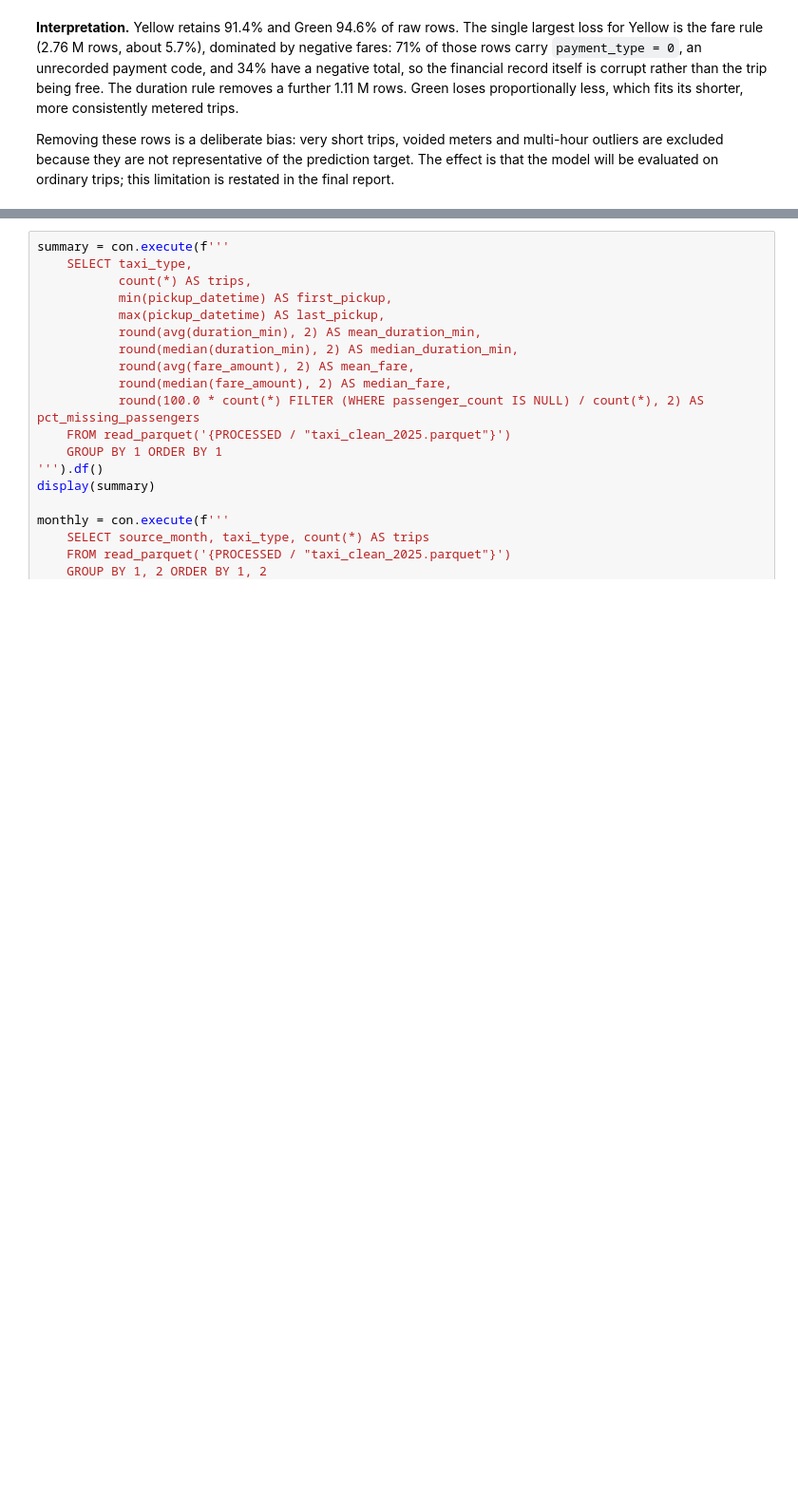
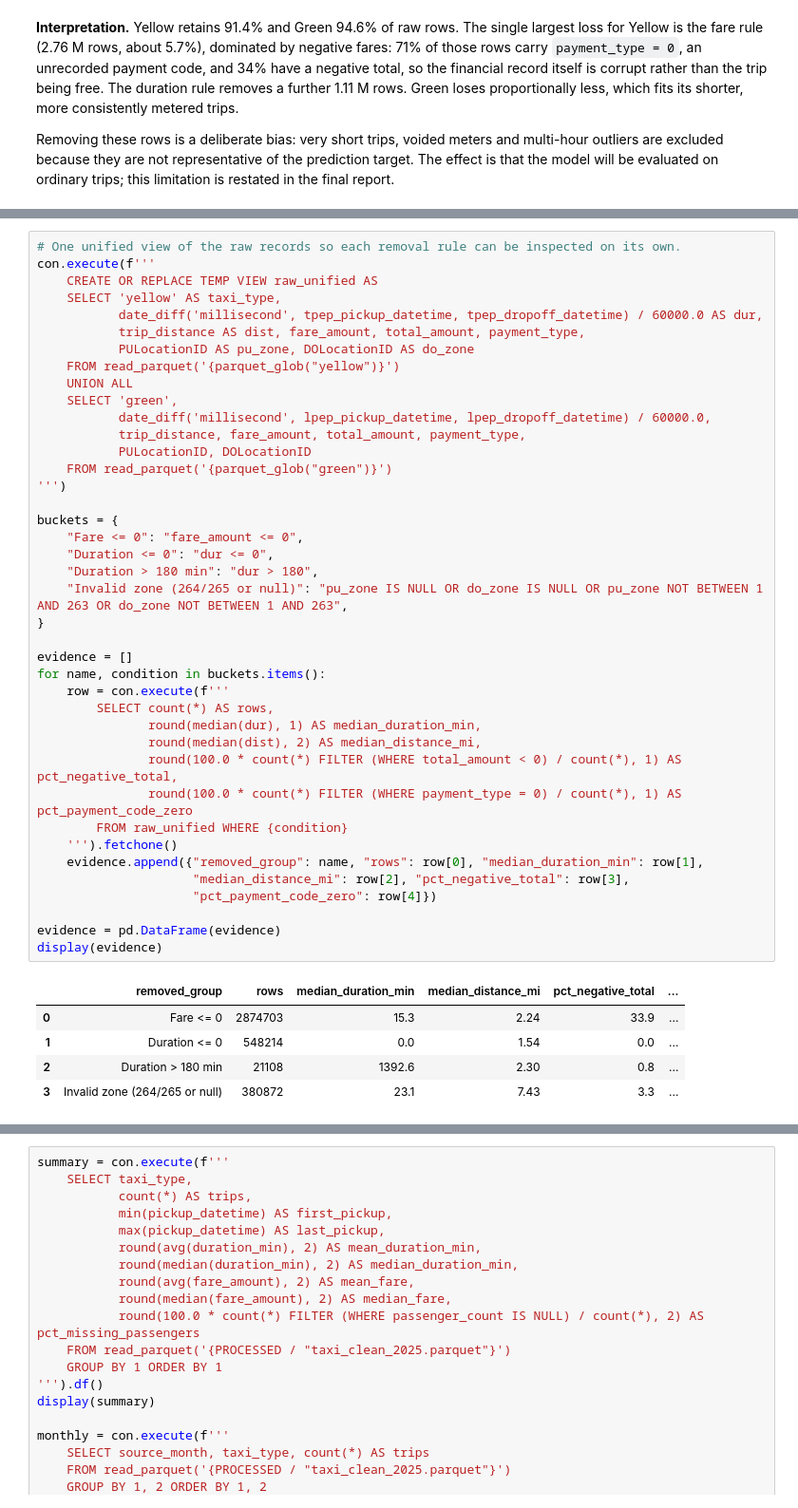
Before and after one commit to Shreyit/nyc-taxi-ml, a Jupyter notebook: notebooks/01_data_audit_and_understanding.ipynb, the cells around one changed output, grey strips where cells are left out. Shown at 95% size. Cells and saved outputs as stored; diff of their text form; blank space fills up the shorter version.

```diff
--- a/notebooks/01_data_audit_and_understanding.ipynb
+++ b/notebooks/01_data_audit_and_understanding.ipynb
@@ -504,0 +511,46 @@ ordinary trips; this limitation is restated in the final report.
+# %%
+# One unified view of the raw records so each removal rule can be inspected on its own.
+con.execute(f'''
+    CREATE OR REPLACE TEMP VIEW raw_unified AS
+    SELECT 'yellow' AS taxi_type,
+           date_diff('millisecond', tpep_pickup_datetime, tpep_dropoff_datetime) / 60000.0 AS dur,
+           trip_distance AS dist, fare_amount, total_amount, payment_type,
+           PULocationID AS pu_zone, DOLocationID AS do_zone
+    FROM read_parquet('{parquet_glob("yellow")}')
+    UNION ALL
+    SELECT 'green',
+           date_diff('millisecond', lpep_pickup_datetime, lpep_dropoff_datetime) / 60000.0,
+           trip_distance, fare_amount, total_amount, payment_type,
+           PULocationID, DOLocationID
+    FROM read_parquet('{parquet_glob("green")}')
+''')
+
+buckets = {
+    "Fare <= 0": "fare_amount <= 0",
+    "Duration <= 0": "dur <= 0",
+    "Duration > 180 min": "dur > 180",
+    "Invalid zone (264/265 or null)": "pu_zone IS NULL OR do_zone IS NULL OR pu_zone NOT BETWEEN 1 AND 263 OR do_zone NOT BETWEEN 1 AND 263",
+}
+
+evidence = []
+for name, condition in buckets.items():
+    row = con.execute(f'''
+        SELECT count(*) AS rows,
+               round(median(dur), 1) AS median_duration_min,
+               round(median(dist), 2) AS median_distance_mi,
+               round(100.0 * count(*) FILTER (WHERE total_amount < 0) / count(*), 1) AS pct_negative_total,
+               round(100.0 * count(*) FILTER (WHERE payment_type = 0) / count(*), 1) AS pct_payment_code_zero
+        FROM raw_unified WHERE {condition}
+    ''').fetchone()
+    evidence.append({"removed_group": name, "rows": row[0], "median_duration_min": row[1],
+                     "median_distance_mi": row[2], "pct_negative_total": row[3],
+                     "pct_payment_code_zero": row[4]})
+
+evidence = pd.DataFrame(evidence)
+display(evidence)
+# %% [output]
+|  | removed_group | rows | median_duration_min | median_distance_mi | pct_negative_total | ... |
+| 0 | Fare <= 0 | 2874703 | 15.3 | 2.24 | 33.9 | ... |
+| 1 | Duration <= 0 | 548214 | 0.0 | 1.54 | 0.0 | ... |
+| 2 | Duration > 180 min | 21108 | 1392.6 | 2.30 | 0.8 | ... |
+| 3 | Invalid zone (264/265 or null) | 380872 | 23.1 | 7.43 | 3.3 | ... |
```
Also changed, not shown: parts of 4 cells of this notebook, 1 other file.
